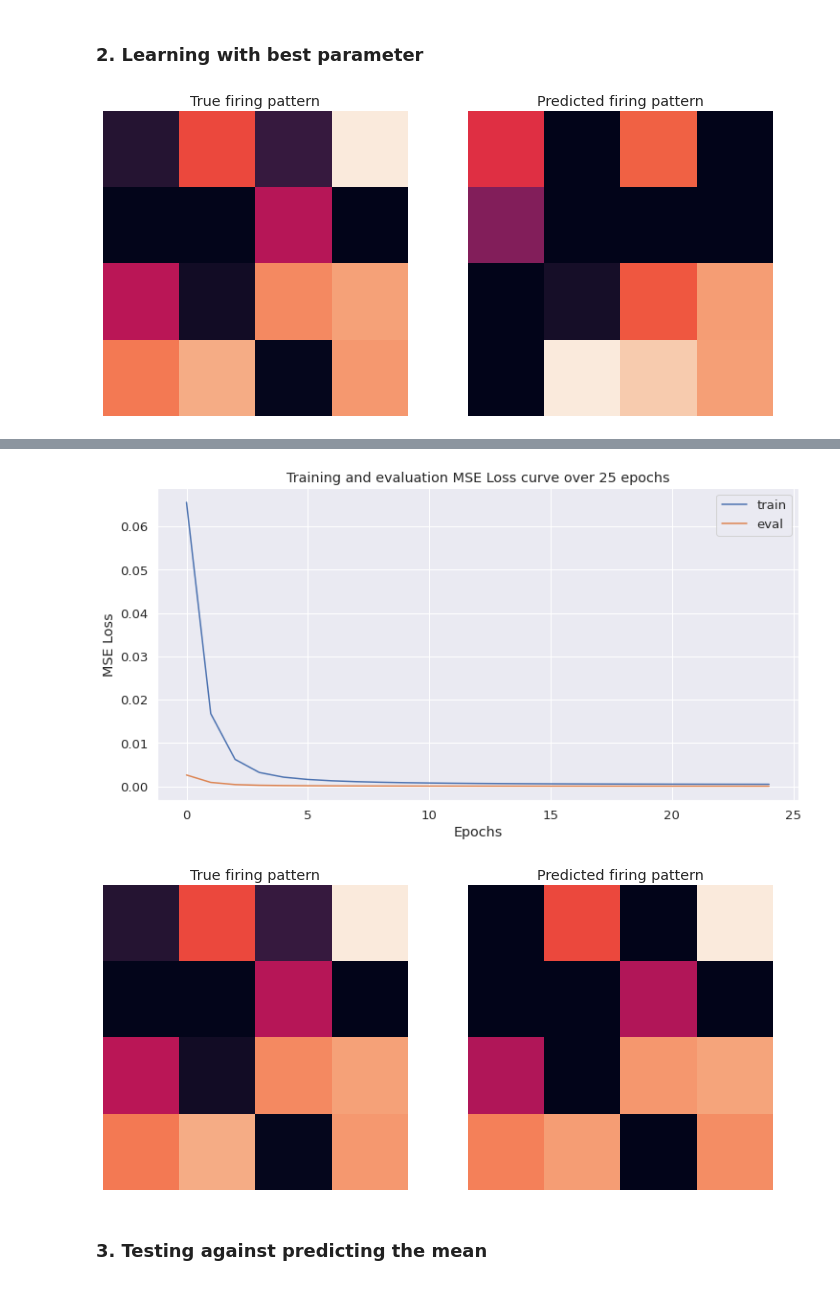
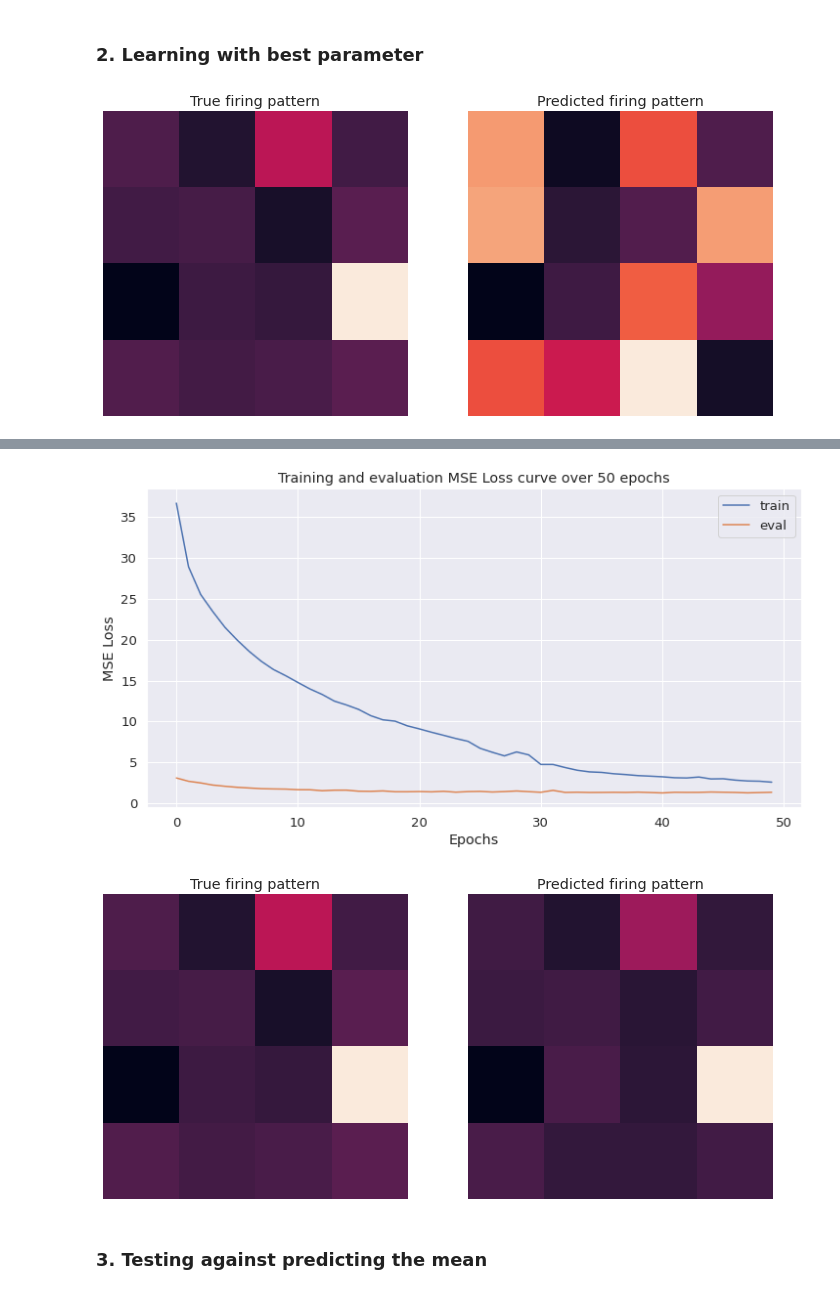
Before and after one commit to cngzlsh/BrainNet, a Jupyter notebook: experiments.ipynb, the cells around one changed output, grey strips where cells are left out. Cells and saved outputs as stored; diff of their text form; code cells hidden in the pictures.

```diff
--- a/experiments.ipynb
+++ b/experiments.ipynb
@@ -19,13 +19,13 @@ device = torch.device('cuda' if torch.cuda.is_available() else 'cpu')
 ## Approximate BNN
 # %%
 # load data generated from approximate BNN
-X_train, Y_train = load_data('./data/', 'train_abnn_ff_256_0.5_4_0.5_gn.pkl')
-X_test, Y_test = load_data('./data/', 'test_abnn_ff_256_0.5_4_0.5_gn.pkl')
-X_valid, Y_valid = load_data('./data/', 'valid_abnn_ff_256_0.5_4_0.5_gn.pkl')
+X_train, Y_train = load_data('./data/', 'abnn_ff_train_256_0.5_4_0.5.pkl')
+X_test, Y_test = load_data('./data/', 'abnn_ff_test_256_0.5_4_0.5.pkl')
+X_valid, Y_valid = load_data('./data/', 'abnn_ff_valid_256_0.5_4_0.5.pkl')
 
-batch_size = 200    # number of data points in each mini-batch
+batch_size = 200   # number of data points in each mini-batch
 n_train = 10000    # number of data used, from 1 to len(X_train)
-n_epochs = 25      # number of training epochs
+n_epochs = 50      # number of training epochs
 
 train_dataset = BNN_Dataset(X_train[:n_train], Y_train[:n_train])
 train_dataloader = DataLoader(train_dataset, batch_size=batch_size, shuffle=True)
@@ -119,13 +105,13 @@ Best hidden unit: 64, best layers: 1
 v_idx = np.random.randint(0, len(Y_test)) # a random label in the test set to visualise
 
 # deep learning model
-DNN = FeedForwardDNN(input_dim=16, hidden_dim=64, n_layers=1, output_dim=16).to(device)
+DNN = FeedForwardDNN(input_dim=16, hidden_dim=256, n_layers=3, output_dim=16).to(device)
 
 # training parameters
 optimiser = torch.optim.Adam(DNN.parameters(), lr=1e-3)
 criterion = nn.MSELoss()
 
-visualise_prediction(Y_test[v_idx,:], DNN(X_test[v_idx,:]))
+visualise_prediction(Y_train[13,:], DNN(X_train[13,:]))
 
 train_losses, eval_losses = train(
     model=DNN,
@@ -135,6 +121,6 @@ train_losses, eval_losses = train(
 
 plot_loss_curves(train_losses, eval_losses, loss_func='MSE Loss')
 
-visualise_prediction(Y_test[v_idx,:], DNN(X_test[v_idx,:])) # visualise after training
+visualise_prediction(Y_train[13,:], DNN(X_train[13,:])) # visualise after training
 # %% [output]
-[figure, old version]
+[figure, new version]
@@ -158,4 +144,4 @@ Training completed with final epoch loss 0.00048542926197114866. Time elapsed: 0
-[figure, old version]
+[figure, new version]
-[figure, old version]
+[figure, new version]
 # %% [markdown]
 ### 3. Testing against predicting the mean
```
Also changed, not shown: parts of 7 cells of this notebook, 15 other files.
